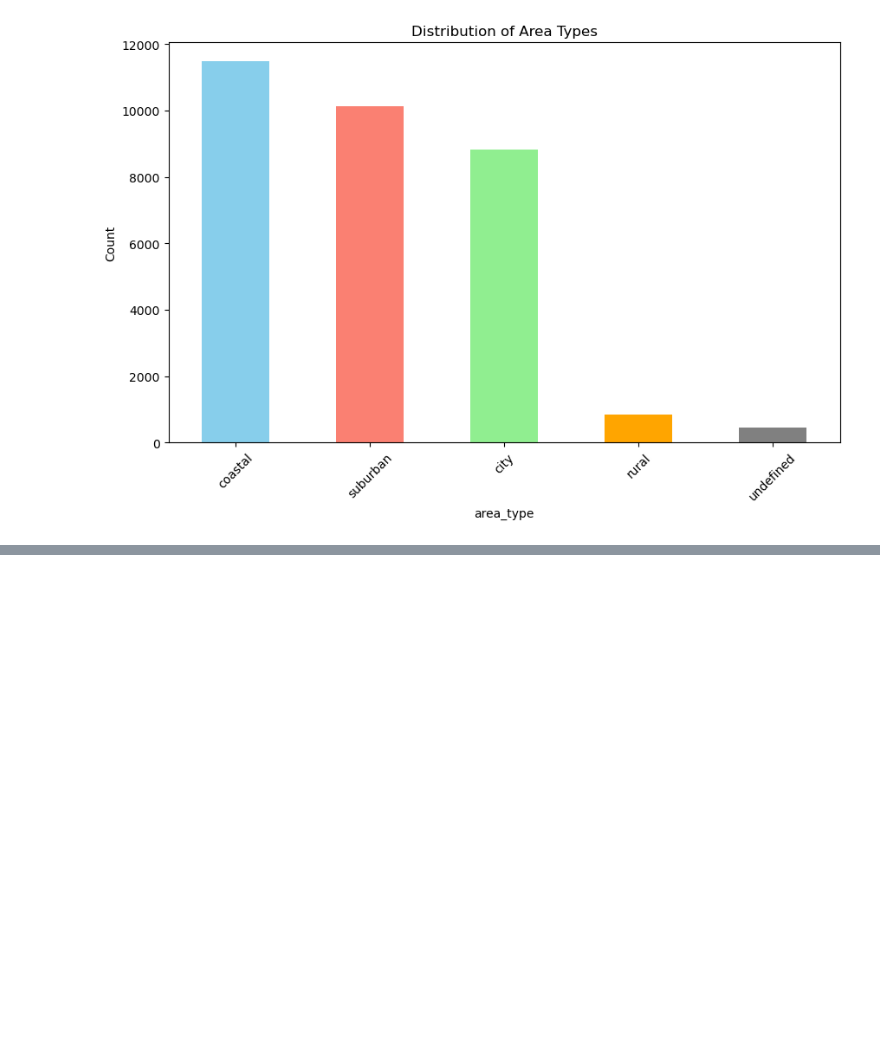
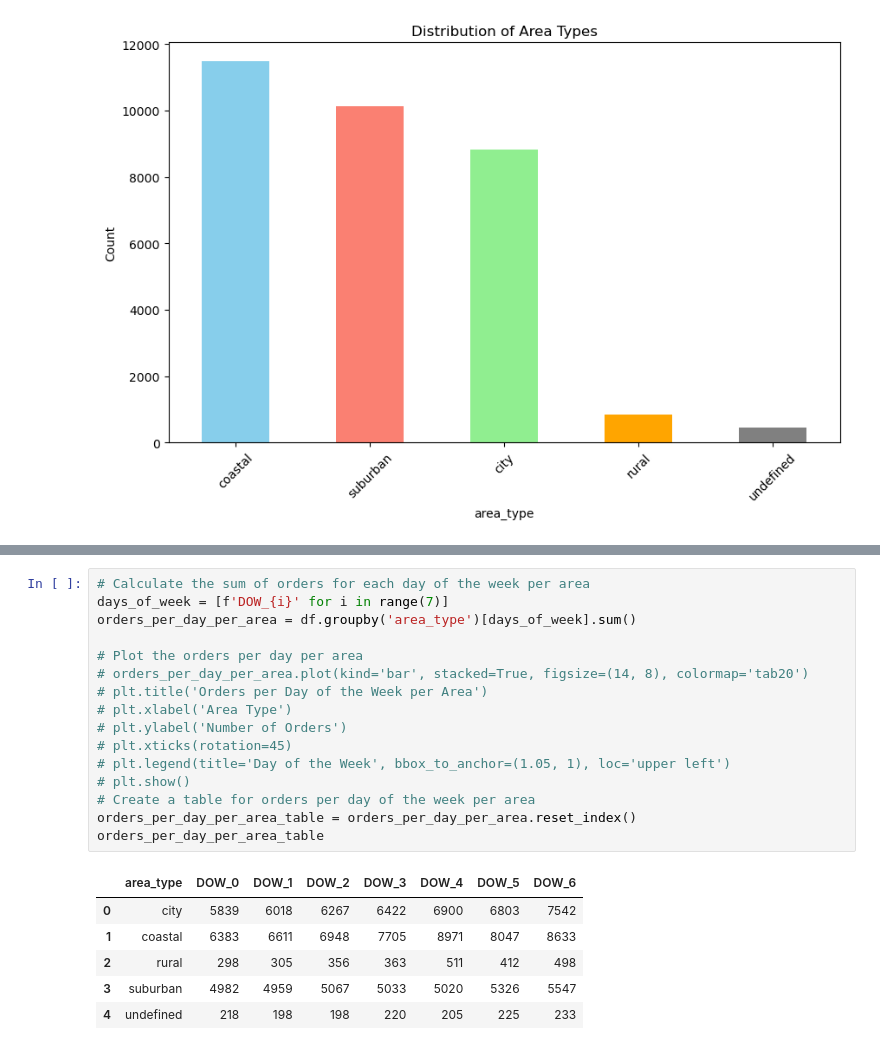
Before and after one commit to Benerugg/DM_Group50, a Jupyter notebook: src/notebooks/ZipCodes.ipynb, the cells around one changed output, grey strips where cells are left out. Drawn from its saved outputs; the diff is of its cells as text; blank space fills up the shorter version.

```diff
--- a/src/notebooks/ZipCodes.ipynb
+++ b/src/notebooks/ZipCodes.ipynb
@@ -263,0 +312,23 @@ plt.show()
+# %%
+# Calculate the sum of orders for each day of the week per area
+days_of_week = [f'DOW_{i}' for i in range(7)]
+orders_per_day_per_area = df.groupby('area_type')[days_of_week].sum()
+
+# Plot the orders per day per area
+# orders_per_day_per_area.plot(kind='bar', stacked=True, figsize=(14, 8), colormap='tab20')
+# plt.title('Orders per Day of the Week per Area')
+# plt.xlabel('Area Type')
+# plt.ylabel('Number of Orders')
+# plt.xticks(rotation=45)
+# plt.legend(title='Day of the Week', bbox_to_anchor=(1.05, 1), loc='upper left')
+# plt.show()
+# Create a table for orders per day of the week per area
+orders_per_day_per_area_table = orders_per_day_per_area.reset_index()
+orders_per_day_per_area_table
+# %% [output]
+|  | area_type | DOW_0 | DOW_1 | DOW_2 | DOW_3 | DOW_4 | DOW_5 | DOW_6 |
+| 0 | city | 5839 | 6018 | 6267 | 6422 | 6900 | 6803 | 7542 |
+| 1 | coastal | 6383 | 6611 | 6948 | 7705 | 8971 | 8047 | 8633 |
+| 2 | rural | 298 | 305 | 356 | 363 | 511 | 412 | 498 |
+| 3 | suburban | 4982 | 4959 | 5067 | 5033 | 5020 | 5326 | 5547 |
+| 4 | undefined | 218 | 198 | 198 | 220 | 205 | 225 | 233 |
```
Also changed, not shown: parts of 4 cells of this notebook.
